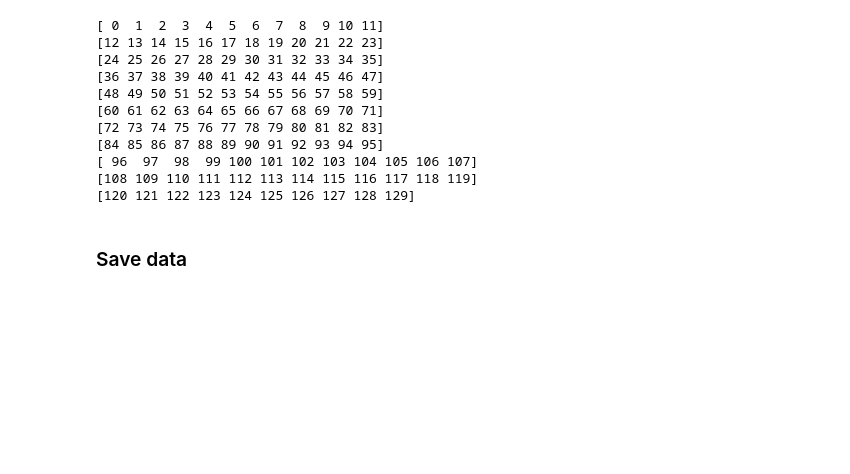
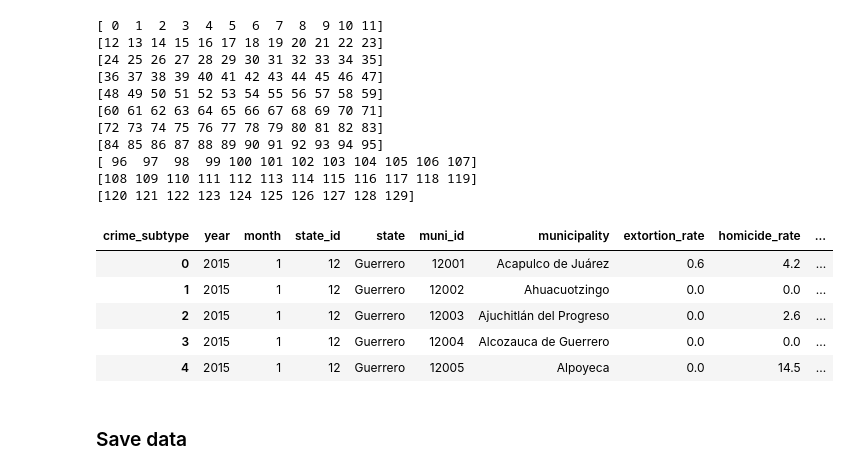
Before and after one commit to shani-alvarez/cgs-shadow-routes, a Jupyter notebook: notebooks/eda_crime_reports.ipynb, the cells around one changed output. Saved outputs shown, nothing was run; the diff lists cells and outputs as text; code cells hidden in the pictures; blank space fills up the shorter version.

```diff
--- a/notebooks/eda_crime_reports.ipynb
+++ b/notebooks/eda_crime_reports.ipynb
@@ -1223,6 +1249,27 @@ for y in crime_panel_f.year.unique():
 [ 96  97  98  99 100 101 102 103 104 105 106 107]
 [108 109 110 111 112 113 114 115 116 117 118 119]
 [120 121 122 123 124 125 126 127 128 129]
+# %%
+# Compose a normalized violence index
+crime_panel_f["violence_raw"] = (
+    0.6 * crime_panel_f["homicide_rate"]
+    + 0.4 * crime_panel_f["extortion_rate"]
+    + 0.4 * crime_panel_f["kidnapping_rate"]
+    + 0.2 * crime_panel_f["drug_dealing_rate"]
+    + 0.05 * crime_panel_f["human_trafficking_rate"]
+)
+max_v = crime_panel_f["violence_raw"].max()
+crime_panel_f["violence_idx"] = crime_panel_f["violence_raw"] / max_v
+# %%
+crime_panel_f.drop('violence_raw', axis=1, inplace=True)
+crime_panel_f.head()
+# %% [output]
+| crime_subtype | year | month | state_id | state | muni_id | municipality | extortion_rate | homicide_rate | ... |
+| 0 | 2015 | 1 | 12 | Guerrero | 12001 | Acapulco de Juárez | 0.6 | 4.2 | ... |
+| 1 | 2015 | 1 | 12 | Guerrero | 12002 | Ahuacuotzingo | 0.0 | 0.0 | ... |
+| 2 | 2015 | 1 | 12 | Guerrero | 12003 | Ajuchitlán del Progreso | 0.0 | 2.6 | ... |
+| 3 | 2015 | 1 | 12 | Guerrero | 12004 | Alcozauca de Guerrero | 0.0 | 0.0 | ... |
+| 4 | 2015 | 1 | 12 | Guerrero | 12005 | Alpoyeca | 0.0 | 14.5 | ... |
 # %% [markdown]
 ### Save data
 # %%
```
Also changed, not shown: parts of 15 cells of this notebook, 2 other files.
